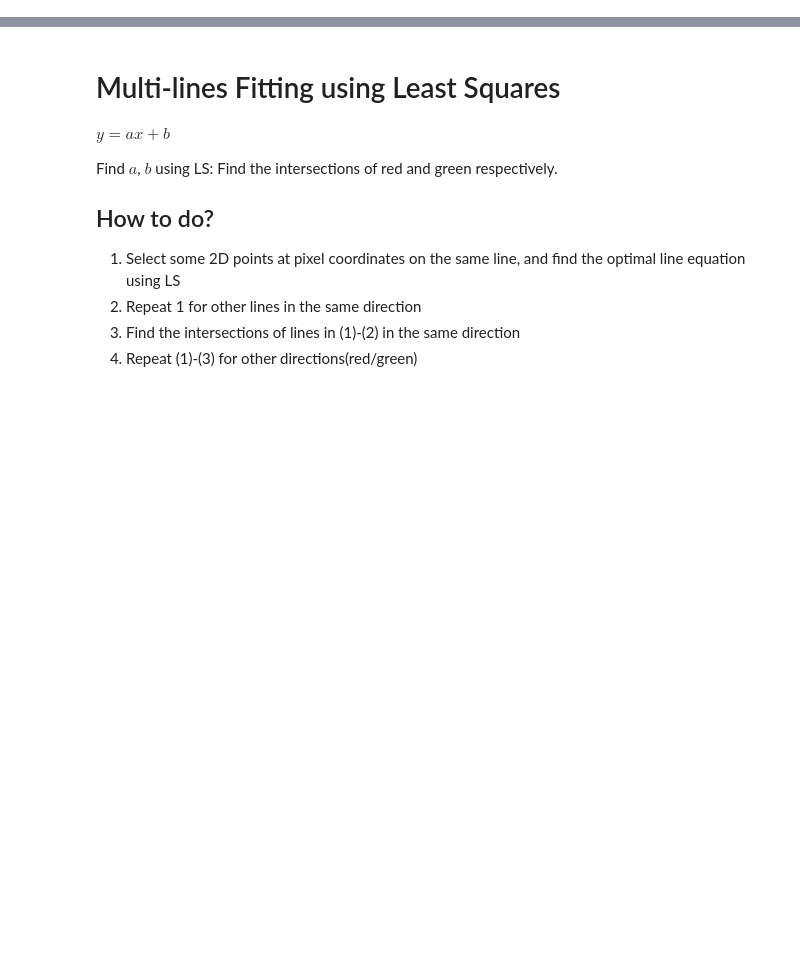
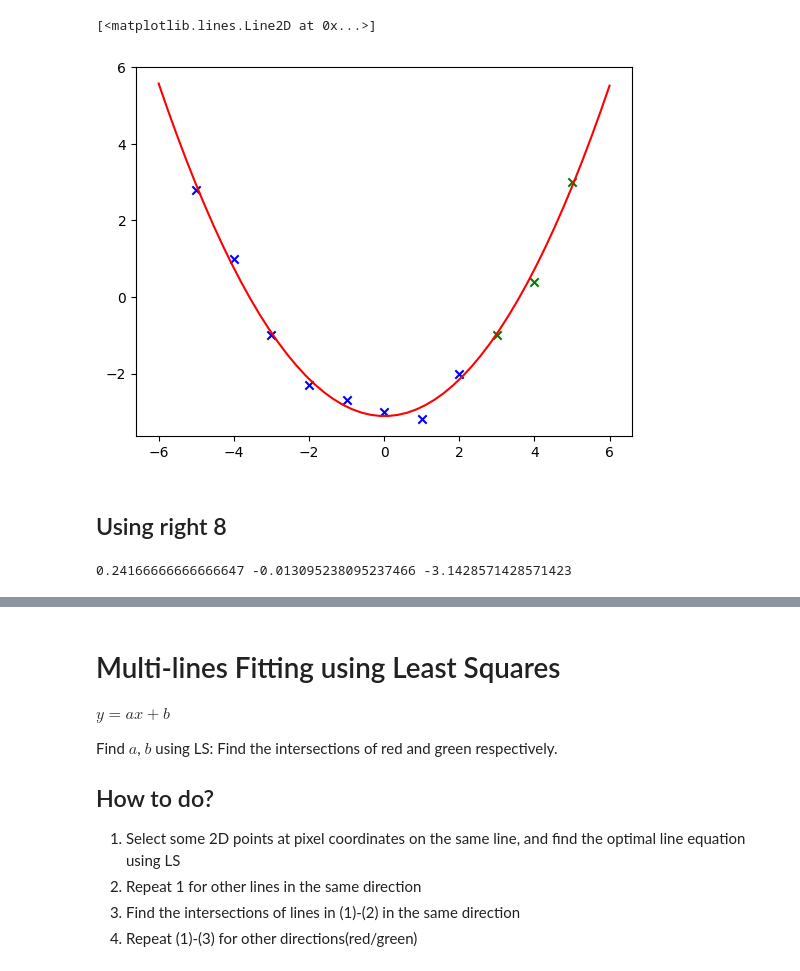
Before and after one commit to yenru0/LINALG_HW4, a Jupyter notebook: problem.ipynb, the cells around one changed output, grey strips where cells are left out. Saved outputs shown, nothing was run; the diff lists cells and outputs as text; code cells hidden in the pictures; blank space fills up the shorter version.

```diff
--- a/problem.ipynb
+++ b/problem.ipynb
@@ -15,0 +70,22 @@ Weights = np.array([1, 1, 1, 3, 3, 3, 3, 3, 1, 1, 1], dtype=np.float64)
+# %%
+X = np.linspace(-6, 6)
+Y = a * X ** 2 + b * X + c
+
+plt.scatter(PointsX[0:8], PointsY[0:8], c='blue', marker='x')
+plt.scatter(PointsX[8:], PointsY[8:], c='green', marker='x')
+
+plt.plot(X, Y, color='red')
+# %% [output]
+[<matplotlib.lines.Line2D at 0x...>]
+[figure, added]
+# %% [markdown]
+## Using right 8
+# %%
+A4 = np.stack([PointsX[3:] ** 2, PointsX[3:], np.ones(PointsX[3:].shape)], axis=1)
+
+Y4 = PointsY[3:]
+
+a, b, c = inv(A4.T @ A4) @ A4.T @ Y4
+print(a, b, c)
+# %% [output]
+0.24166666666666647 -0.013095238095237466 -3.1428571428571423
```
Also changed, not shown: parts of 12 cells of this notebook, 2 other files.
